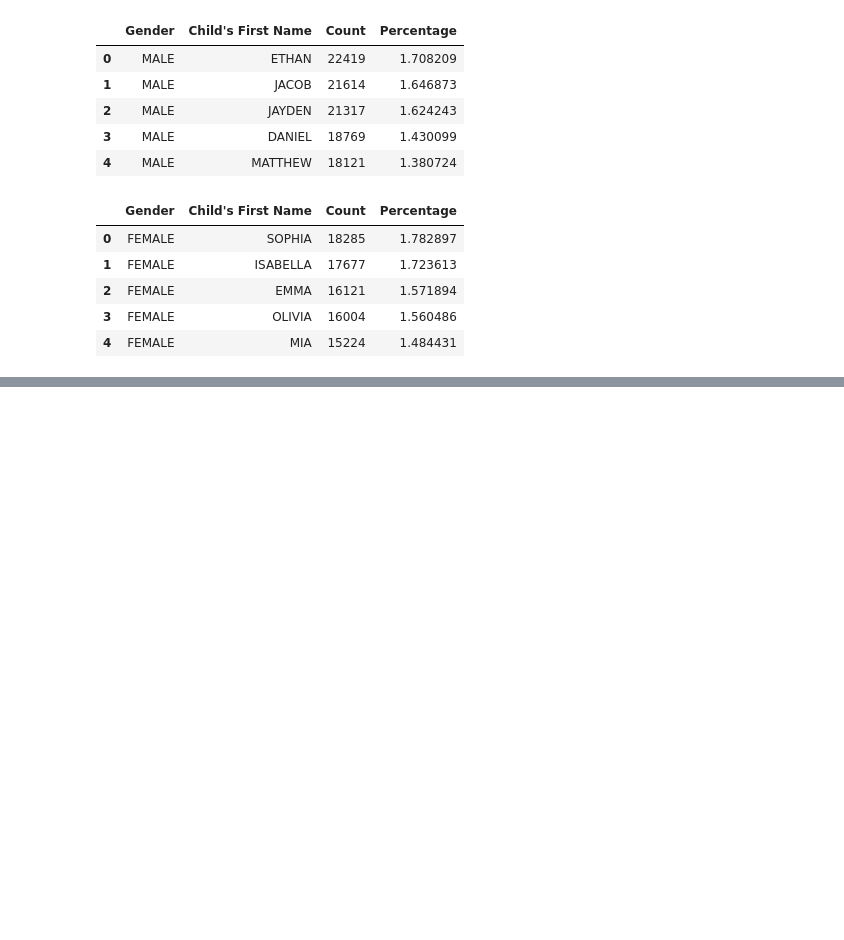
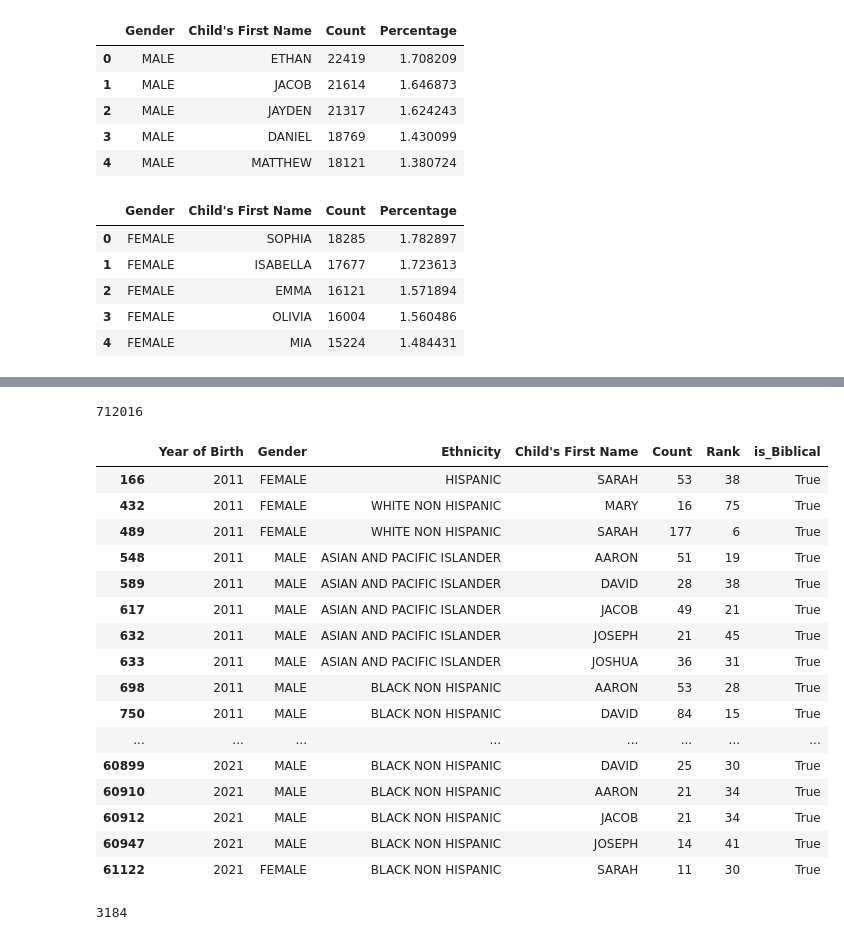
Before and after one commit to madheesunp/ISYEFinal, a Jupyter notebook: Jupyter Notebook/ISYEFinal.ipynb, the cells around one changed output, grey strips where cells are left out. Cells and saved outputs as stored; diff of their text form; code cells hidden in the pictures; blank space fills up the shorter version.

```diff
--- a/Jupyter Notebook/ISYEFinal.ipynb
+++ b/Jupyter Notebook/ISYEFinal.ipynb
@@ -161,0 +162,2 @@ most_female_bible = ['Mary', 'Salome', 'Shelamzion', 'Martha', 'Joanna', 'Sapphi
+# %%
+bible_names = ['DAVID', 'MOSES', 'JACOB', 'SAUL', 'AARON', 'ABRAHAM', 'SOLOMON', 'JOSEPH', 'PAUL', 'JOSHUA','MARY', 'SALOME', 'SHELAZIOM', 'MARTHA', 'JOANNA', 'SAPPHIRA', 'BERNICE', 'IMMA', 'MARA','SARAH']
@@ -161,0 +166,3 @@ most_female_bible = ['Mary', 'Salome', 'Shelamzion', 'Martha', 'Joanna', 'Sapphi
+# %%
+data['is_Biblical'] = data["Child's First Name"].isin(bible_names)
+data.info()
@@ -161,0 +189,32 @@ most_female_bible = ['Mary', 'Salome', 'Shelamzion', 'Martha', 'Joanna', 'Sapphi
+# %%
+data = data.drop_duplicates()
+# %%
+data['Count'].sum()
+# %% [output]
+712016
+# %%
+test2 = data.loc[data['is_Biblical']]
+test2
+# %% [output]
+|  | Year of Birth | Gender | Ethnicity | Child's First Name | Count | Rank | is_Biblical |
+| 166 | 2011 | FEMALE | HISPANIC | SARAH | 53 | 38 | True |
+| 432 | 2011 | FEMALE | WHITE NON HISPANIC | MARY | 16 | 75 | True |
+| 489 | 2011 | FEMALE | WHITE NON HISPANIC | SARAH | 177 | 6 | True |
+| 548 | 2011 | MALE | ASIAN AND PACIFIC ISLANDER | AARON | 51 | 19 | True |
+| 589 | 2011 | MALE | ASIAN AND PACIFIC ISLANDER | DAVID | 28 | 38 | True |
+| 617 | 2011 | MALE | ASIAN AND PACIFIC ISLANDER | JACOB | 49 | 21 | True |
+| 632 | 2011 | MALE | ASIAN AND PACIFIC ISLANDER | JOSEPH | 21 | 45 | True |
+| 633 | 2011 | MALE | ASIAN AND PACIFIC ISLANDER | JOSHUA | 36 | 31 | True |
+| 698 | 2011 | MALE | BLACK NON HISPANIC | AARON | 53 | 28 | True |
+| 750 | 2011 | MALE | BLACK NON HISPANIC | DAVID | 84 | 15 | True |
+| ... | ... | ... | ... | ... | ... | ... | ... |
+| 60899 | 2021 | MALE | BLACK NON HISPANIC | DAVID | 25 | 30 | True |
+| 60910 | 2021 | MALE | BLACK NON HISPANIC | AARON | 21 | 34 | True |
+| 60912 | 2021 | MALE | BLACK NON HISPANIC | JACOB | 21 | 34 | True |
+| 60947 | 2021 | MALE | BLACK NON HISPANIC | JOSEPH | 14 | 41 | True |
+| 61122 | 2021 | FEMALE | BLACK NON HISPANIC | SARAH | 11 | 30 | True |
+# %%
+true_count_2015 = data.loc[data['is_Biblical'] & (data['Ethnicity'] == 'BLACK NON HISPANIC'),'Count'].sum()
+true_count_2015
+# %% [output]
+3184
```
Also changed, not shown: parts of 5 cells of this notebook, 3 other files.
